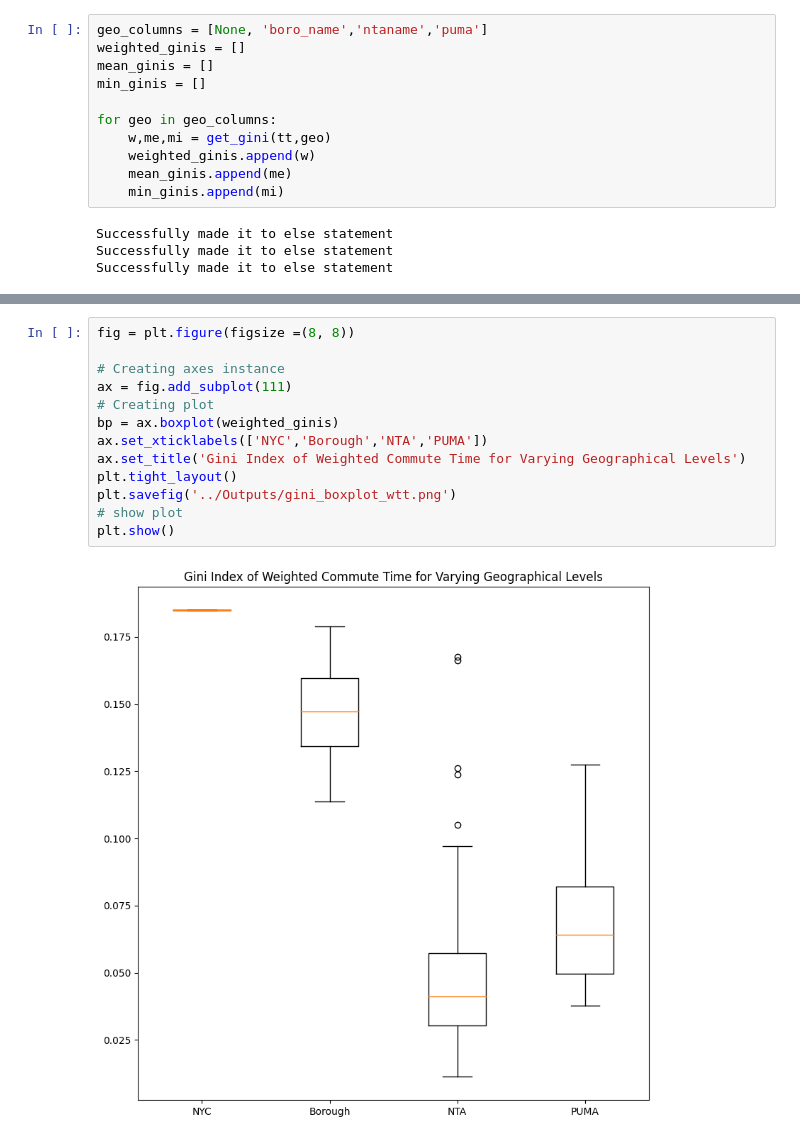
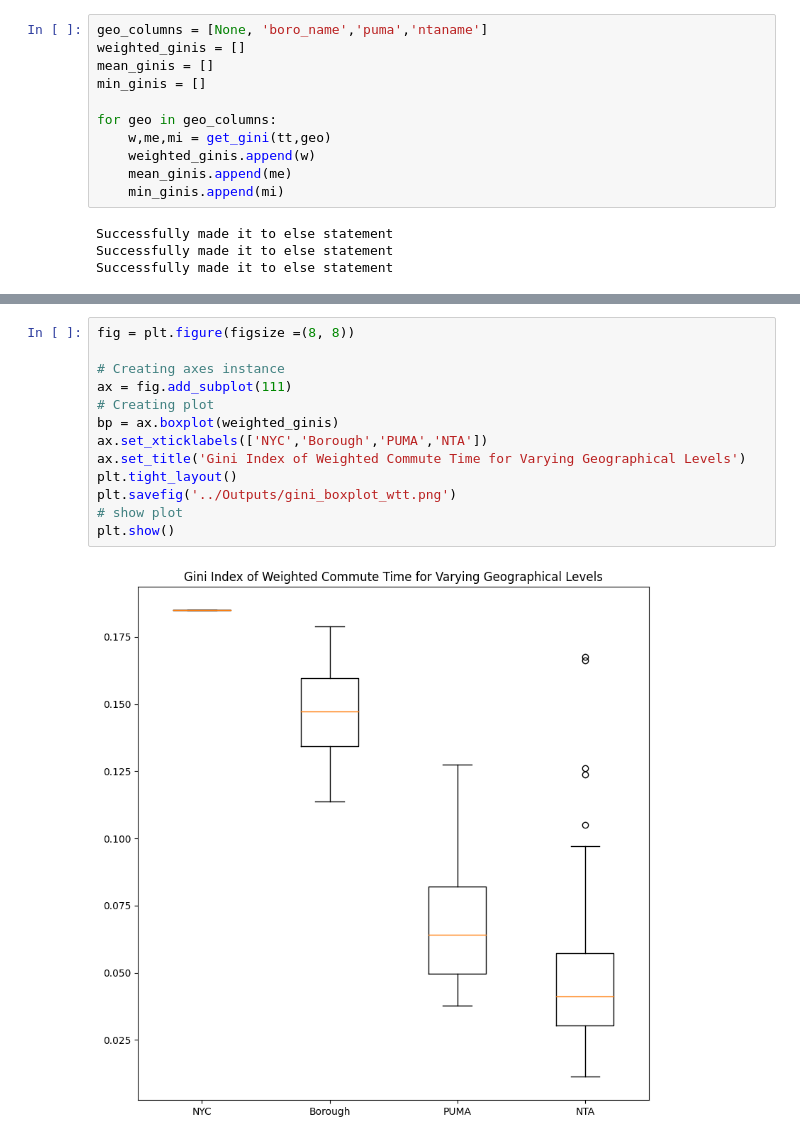
Before and after one commit to emj1020/complex_urban_systems_finalproj, a Jupyter notebook: Scripts/08_Gini_Index.ipynb, the cells around one changed output, grey strips where cells are left out. Drawn from its saved outputs; the diff is of its cells as text.

```diff
--- a/Scripts/08_Gini_Index.ipynb
+++ b/Scripts/08_Gini_Index.ipynb
@@ -190,5 +189,5 @@ Successfully made it to else statement
 # %%
-geo_columns = [None, 'boro_name','ntaname','puma']
+geo_columns = [None, 'boro_name','puma','ntaname']
 weighted_ginis = []
 mean_ginis = []
 min_ginis = []
@@ -225,18 +204,18 @@ weighted_ginis
 # %%
 fig = plt.figure(figsize =(8, 8))
 
 # Creating axes instance
 ax = fig.add_subplot(111)
 # Creating plot
 bp = ax.boxplot(weighted_ginis)
-ax.set_xticklabels(['NYC','Borough','NTA','PUMA'])
+ax.set_xticklabels(['NYC','Borough','PUMA','NTA'])
 ax.set_title('Gini Index of Weighted Commute Time for Varying Geographical Levels')
 plt.tight_layout()
 plt.savefig('../Outputs/gini_boxplot_wtt.png')
 # show plot
 plt.show()
 # %% [output]
-[figure, old version]
+[figure, new version]
 # %%
 fig = plt.figure(figsize =(8, 8))
 
```
Also changed, not shown: parts of 24 cells of this notebook, 5 other files.
